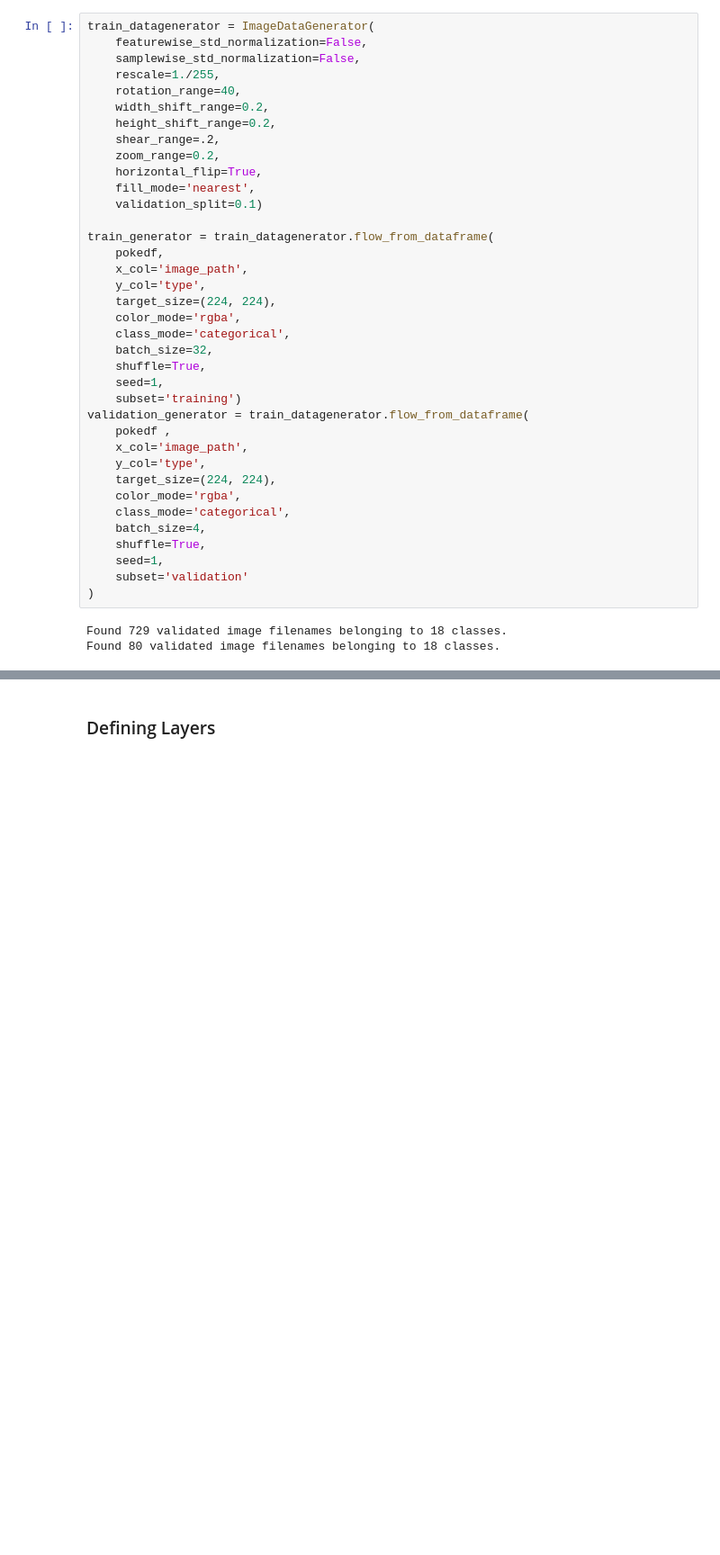
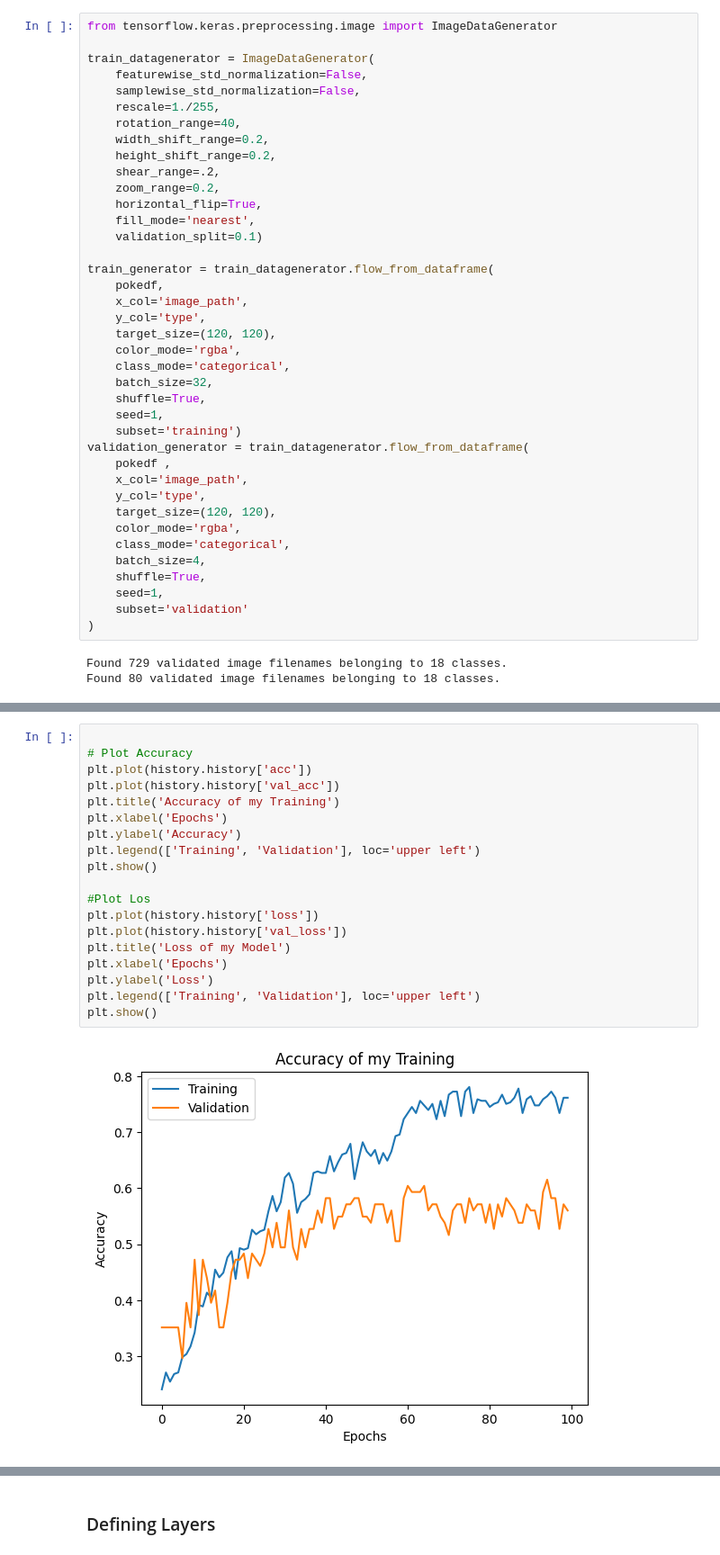
Before and after one commit to ILPATHERA/ML2_Pokemonclassifier, a Jupyter notebook: ML2_Image_Classification.ipynb, the cells around one changed output, grey strips where cells are left out. Shown at 90% size. Cells and saved outputs as stored; diff of their text form; blank space fills up the shorter version.

```diff
--- a/ML2_Image_Classification.ipynb
+++ b/ML2_Image_Classification.ipynb
@@ -368,6 +395,8 @@ plt.show()
 # %% [markdown]
 Lets create a Model
 # %%
+from tensorflow.keras.preprocessing.image import ImageDataGenerator
+
 train_datagenerator = ImageDataGenerator(
     featurewise_std_normalization=False,
     samplewise_std_normalization=False,
@@ -385,7 +414,7 @@ train_generator = train_datagenerator.flow_from_dataframe(
     pokedf,
     x_col='image_path',
     y_col='type',
-    target_size=(224, 224),
+    target_size=(120, 120),
     color_mode='rgba',
     class_mode='categorical',
     batch_size=32,
@@ -396,7 +425,7 @@ validation_generator = train_datagenerator.flow_from_dataframe(
     pokedf ,
     x_col='image_path',
     y_col='type',
-    target_size=(224, 224),
+    target_size=(120, 120),
     color_mode='rgba',
     class_mode='categorical',
     batch_size=4,
@@ -476,0 +558,21 @@ Anzahl der Klassen: 18
+# %%
+
+# Plot Accuracy
+plt.plot(history.history['acc'])
+plt.plot(history.history['val_acc'])
+plt.title('Accuracy of my Training')
+plt.xlabel('Epochs')
+plt.ylabel('Accuracy')
+plt.legend(['Training', 'Validation'], loc='upper left')
+plt.show()
+
+#Plot Los
+plt.plot(history.history['loss'])
+plt.plot(history.history['val_loss'])
+plt.title('Loss of my Model')
+plt.xlabel('Epochs')
+plt.ylabel('Loss')
+plt.legend(['Training', 'Validation'], loc='upper left')
+plt.show()
+# %% [output]
+[figure, added]
```
Also changed, not shown: parts of 58 cells of this notebook.
